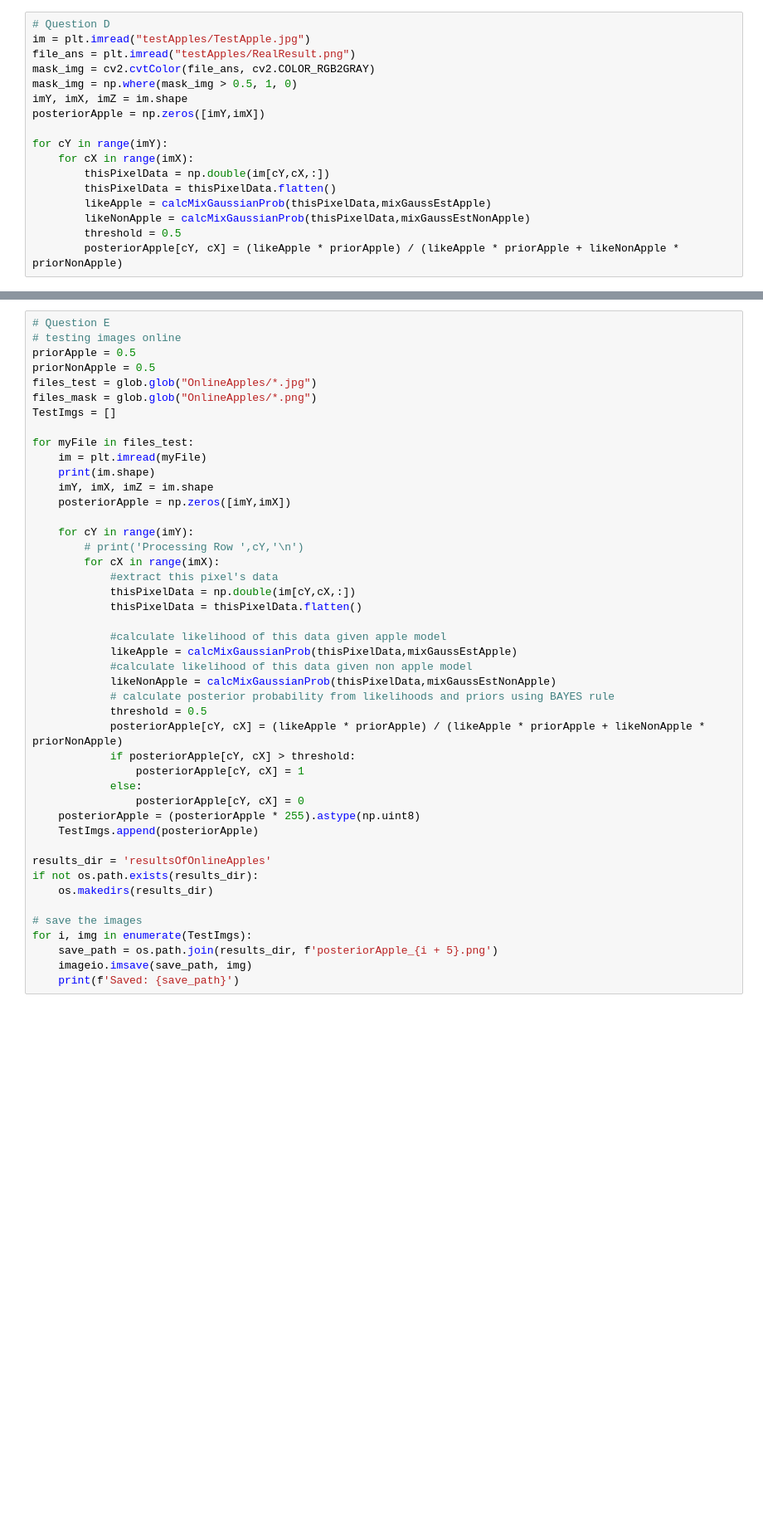
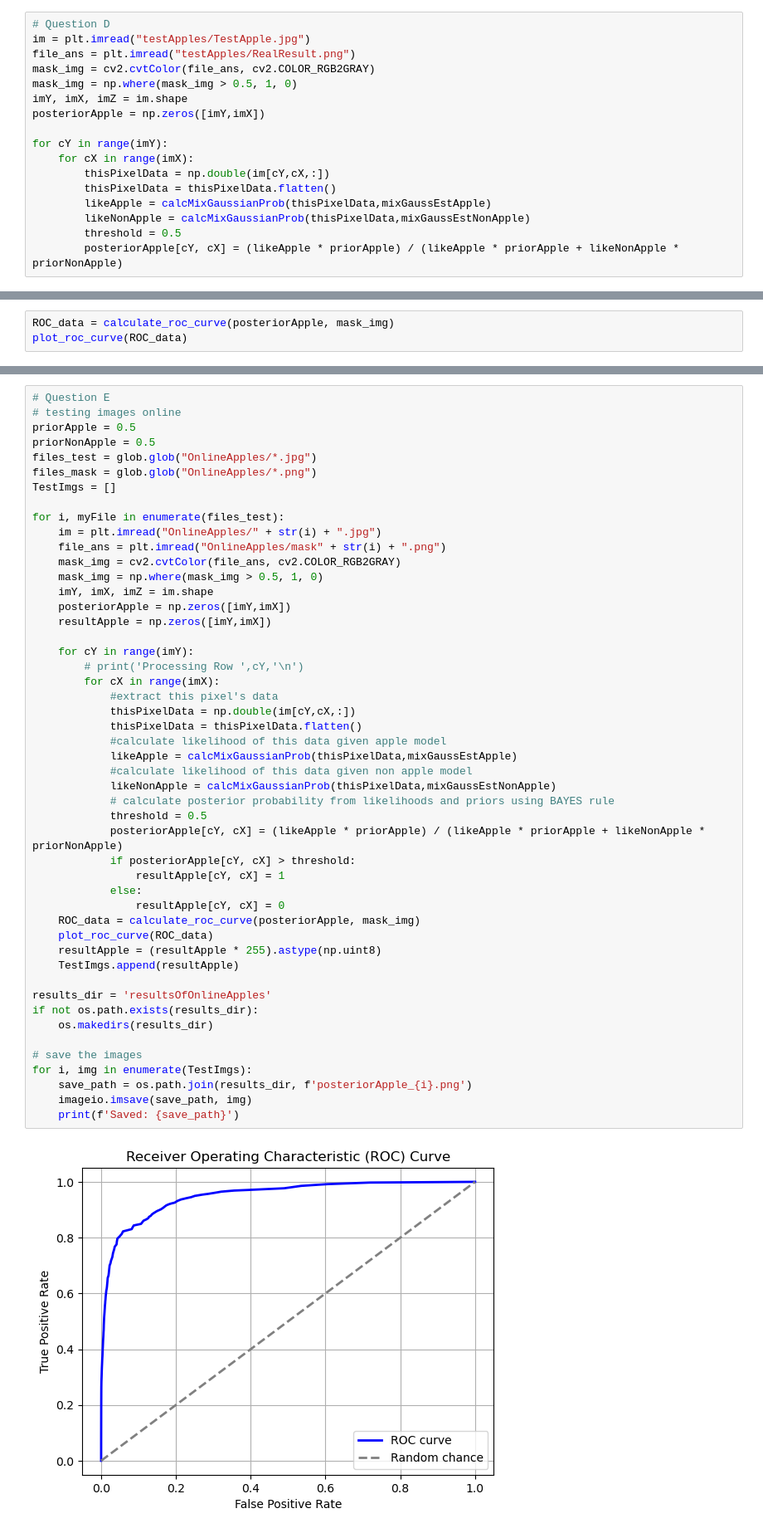
Before and after one commit to derkder/CGVI_CourseWork, a Jupyter notebook: Machine Vision/CW/CW1/practicalMixGauss_Apples.ipynb, the cells around one changed output, grey strips where cells are left out. Shown at 83% size. Drawn from its saved outputs; the diff is of its cells as text; blank space fills up the shorter version.

Commit message:
ALL images generated

```diff
--- a/Machine Vision/CW/CW1/practicalMixGauss_Apples.ipynb
+++ b/Machine Vision/CW/CW1/practicalMixGauss_Apples.ipynb
@@ -372,0 +380,3 @@ plt.show()
+# %%
+ROC_data = calculate_roc_curve(posteriorApple, mask_img)
+plot_roc_curve(ROC_data)
@@ -379,40 +391,45 @@ files_test = glob.glob("OnlineApples/*.jpg")
 files_mask = glob.glob("OnlineApples/*.png")
 TestImgs = []
 
-for myFile in files_test:
-    im = plt.imread(myFile)
-    print(im.shape)
+for i, myFile in enumerate(files_test):
+    im = plt.imread("OnlineApples/" + str(i) + ".jpg")
+    file_ans = plt.imread("OnlineApples/mask" + str(i) + ".png")
+    mask_img = cv2.cvtColor(file_ans, cv2.COLOR_RGB2GRAY)
+    mask_img = np.where(mask_img > 0.5, 1, 0)
     imY, imX, imZ = im.shape
     posteriorApple = np.zeros([imY,imX])
+    resultApple = np.zeros([imY,imX])
 
     for cY in range(imY):
         # print('Processing Row ',cY,'\n')
         for cX in range(imX):
             #extract this pixel's data
             thisPixelData = np.double(im[cY,cX,:])
             thisPixelData = thisPixelData.flatten()
-
             #calculate likelihood of this data given apple model
             likeApple = calcMixGaussianProb(thisPixelData,mixGaussEstApple)
             #calculate likelihood of this data given non apple model
             likeNonApple = calcMixGaussianProb(thisPixelData,mixGaussEstNonApple)
             # calculate posterior probability from likelihoods and priors using BAYES rule
             threshold = 0.5
             posteriorApple[cY, cX] = (likeApple * priorApple) / (likeApple * priorApple + likeNonApple * priorNonApple)
             if posteriorApple[cY, cX] > threshold:
-                posteriorApple[cY, cX] = 1
+                resultApple[cY, cX] = 1
             else:
-                posteriorApple[cY, cX] = 0
-    posteriorApple = (posteriorApple * 255).astype(np.uint8)
-    TestImgs.append(posteriorApple)
+                resultApple[cY, cX] = 0
+    ROC_data = calculate_roc_curve(posteriorApple, mask_img)
+    plot_roc_curve(ROC_data)
+    resultApple = (resultApple * 255).astype(np.uint8)
+    TestImgs.append(resultApple)
 
 results_dir = 'resultsOfOnlineApples'
 if not os.path.exists(results_dir):
     os.makedirs(results_dir)
 
 # save the images
 for i, img in enumerate(TestImgs):
-    save_path = os.path.join(results_dir, f'posteriorApple_{i + 5}.png')
+    save_path = os.path.join(results_dir, f'posteriorApple_{i}.png')
     imageio.imsave(save_path, img)
     print(f'Saved: {save_path}')
 # %% [output]
+[figure, added]
```
Also changed, not shown: parts of 6 cells of this notebook, 10 other files.
